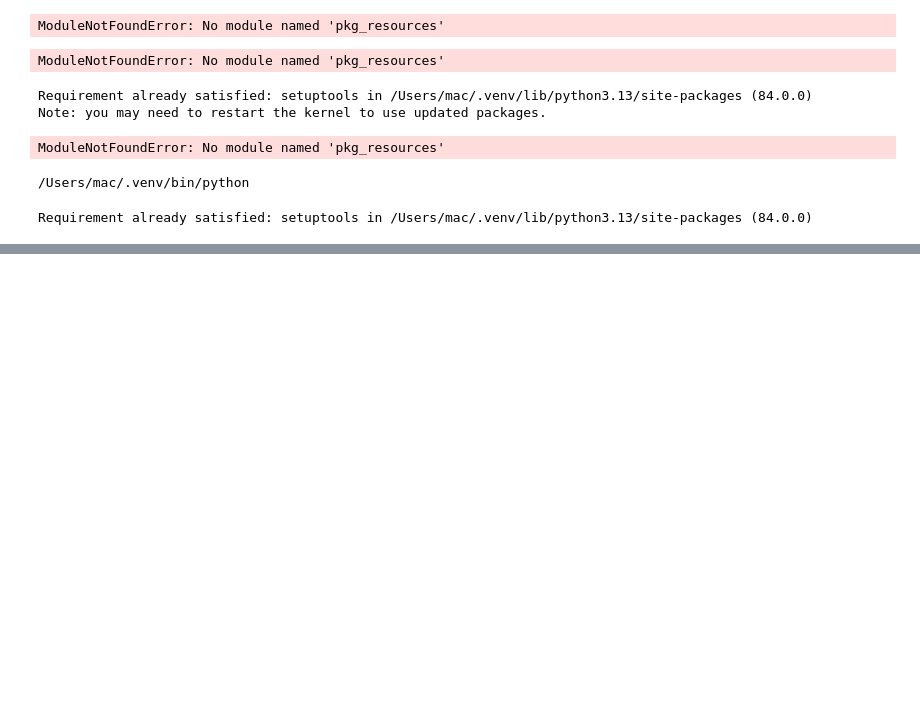
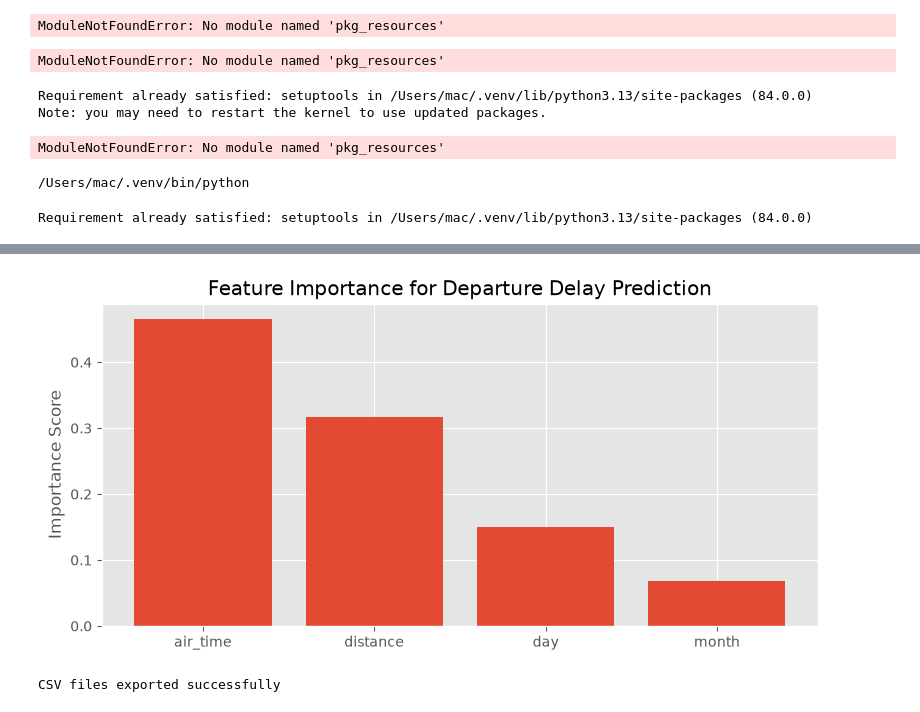
Before and after one commit to saad06s-create/qatar-airways-operations-intelligence, a Jupyter notebook: notebook/01_data_collection.ipynb, the cells around one changed output, grey strips where cells are left out. Saved outputs shown, nothing was run; the diff lists cells and outputs as text; code cells hidden in the pictures; blank space fills up the shorter version.

```diff
--- a/notebook/01_data_collection.ipynb
+++ b/notebook/01_data_collection.ipynb
@@ -124,0 +829,5 @@ print(df.shape)
+# %%
+# 1 = delayed by more than 15 minutes
+flights["delayed"] = (flights["dep_delay"] > 15).astype(int)
+
+flights[["dep_delay", "delayed"]].head()
@@ -124,0 +859,11 @@ print(df.shape)
+# %%
+from sklearn.ensemble import RandomForestClassifier
+
+model = RandomForestClassifier(
+    n_estimators=100,
+    random_state=42
+)
+
+model.fit(X_train, y_train)
+
+print("Model trained successfully ✈️")
@@ -124,0 +886,7 @@ print(df.shape)
+# %%
+importance = pd.DataFrame({
+    "Feature": features.columns,
+    "Importance": model.feature_importances_
+}).sort_values("Importance", ascending=False)
+
+importance
@@ -124,0 +899,32 @@ print(df.shape)
+# %%
+import matplotlib.pyplot as plt
+
+plt.figure(figsize=(8,4))
+
+plt.bar(
+    importance["Feature"],
+    importance["Importance"]
+)
+
+plt.title("Feature Importance for Departure Delay Prediction")
+plt.ylabel("Importance Score")
+
+plt.tight_layout()
+
+plt.savefig("../figures/feature_importance.png", dpi=300)
+
+plt.show()
+# %% [output]
+[figure, added]
+# %%
+# Export cleaned data for Power BI
+
+flights.to_csv("../dashboard/flights_clean.csv", index=False)
+
+airport_summary.to_csv("../dashboard/airport_summary.csv", index=False)
+
+route_summary.to_csv("../dashboard/route_summary.csv", index=False)
+
+print("CSV files exported successfully")
+# %% [output]
+CSV files exported successfully
```
Also changed, not shown: parts of 61 cells of this notebook, 6 other files.
